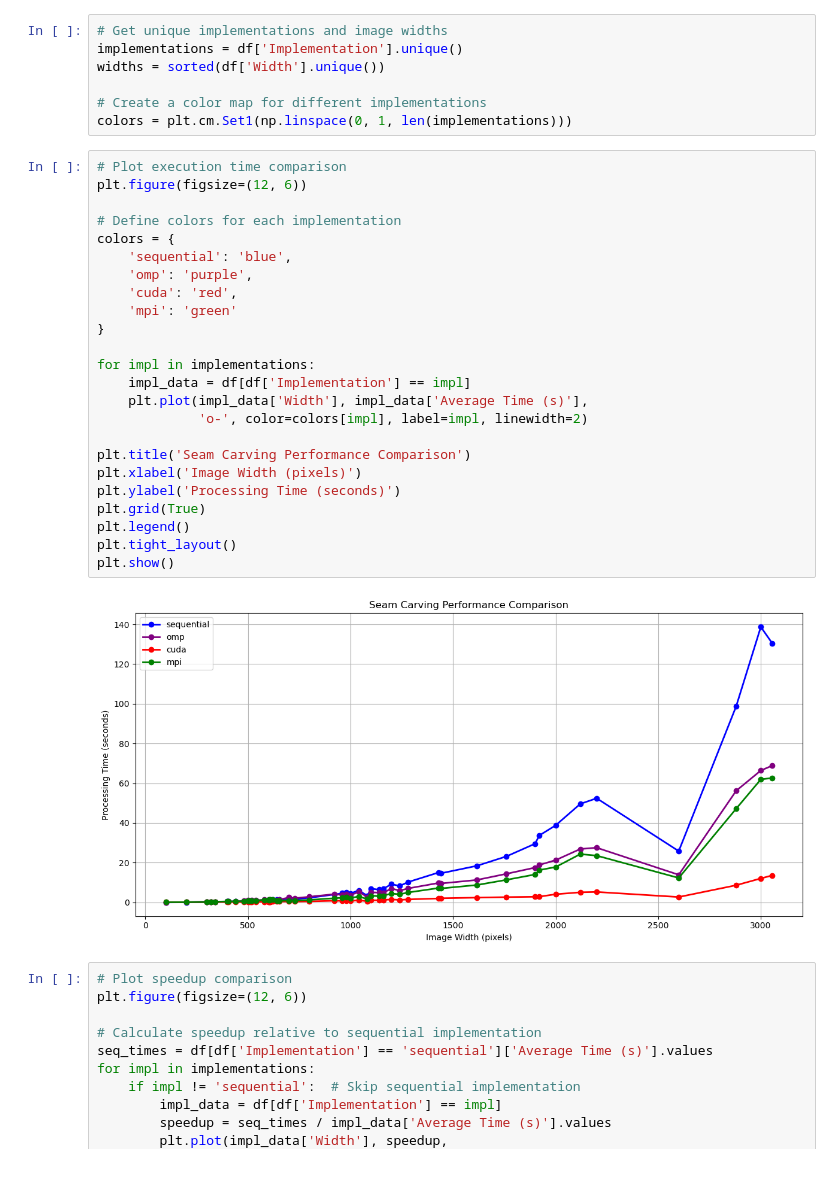
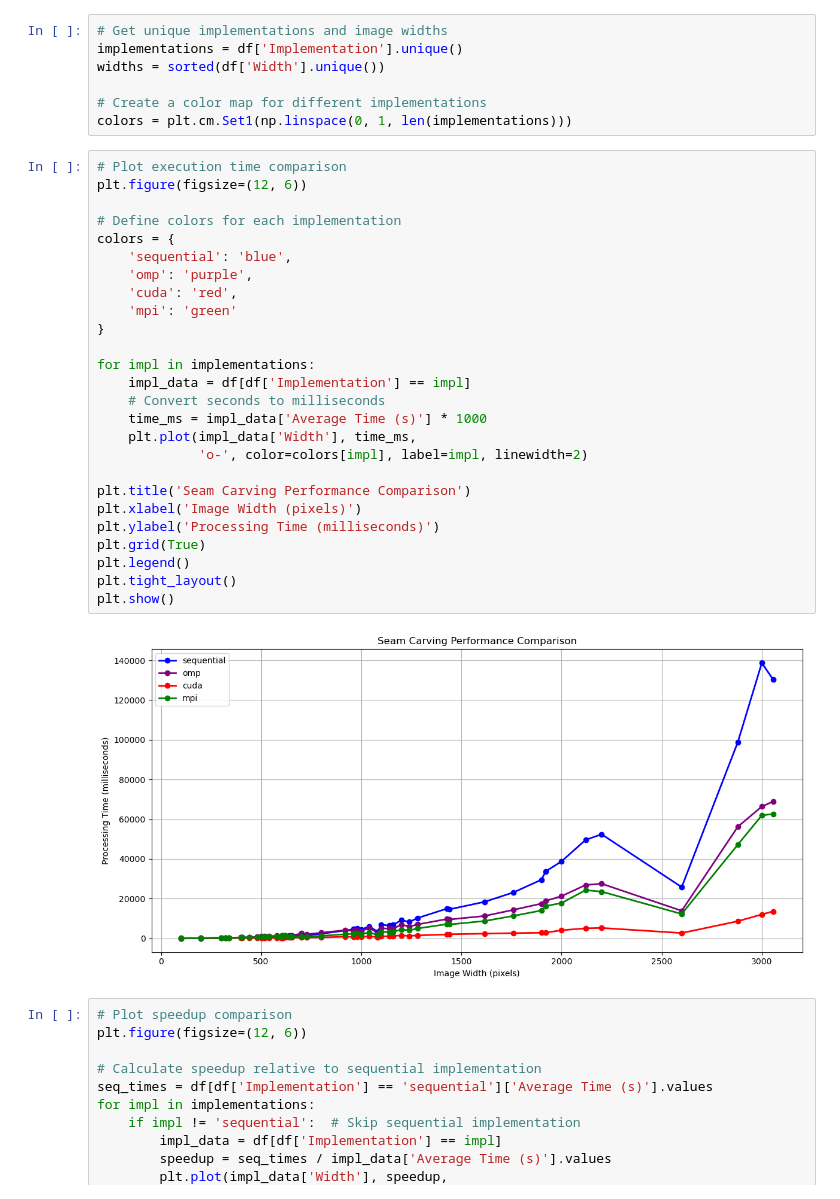
Before and after one commit to rollingsheeep/sc_cuda, a Jupyter notebook: compare.ipynb, the cells around one changed output. Drawn from its saved outputs; the diff is of its cells as text.

```diff
--- a/compare.ipynb
+++ b/compare.ipynb
@@ -40,29 +40,31 @@ colors = plt.cm.Set1(np.linspace(0, 1, len(implementations)))
 # %%
 # Plot execution time comparison
 plt.figure(figsize=(12, 6))
 
 # Define colors for each implementation
 colors = {
     'sequential': 'blue',
     'omp': 'purple',
     'cuda': 'red',
     'mpi': 'green'
 }
 
 for impl in implementations:
     impl_data = df[df['Implementation'] == impl]
-    plt.plot(impl_data['Width'], impl_data['Average Time (s)'],
+    # Convert seconds to milliseconds
+    time_ms = impl_data['Average Time (s)'] * 1000
+    plt.plot(impl_data['Width'], time_ms,
              'o-', color=colors[impl], label=impl, linewidth=2)
 
 plt.title('Seam Carving Performance Comparison')
 plt.xlabel('Image Width (pixels)')
-plt.ylabel('Processing Time (seconds)')
+plt.ylabel('Processing Time (milliseconds)')
 plt.grid(True)
 plt.legend()
 plt.tight_layout()
 plt.show()
 # %% [output]
-[figure, old version]
+[figure, new version]
 # %%
 # Plot speedup comparison
 plt.figure(figsize=(12, 6))
```
Also changed, not shown: 19 other files.
